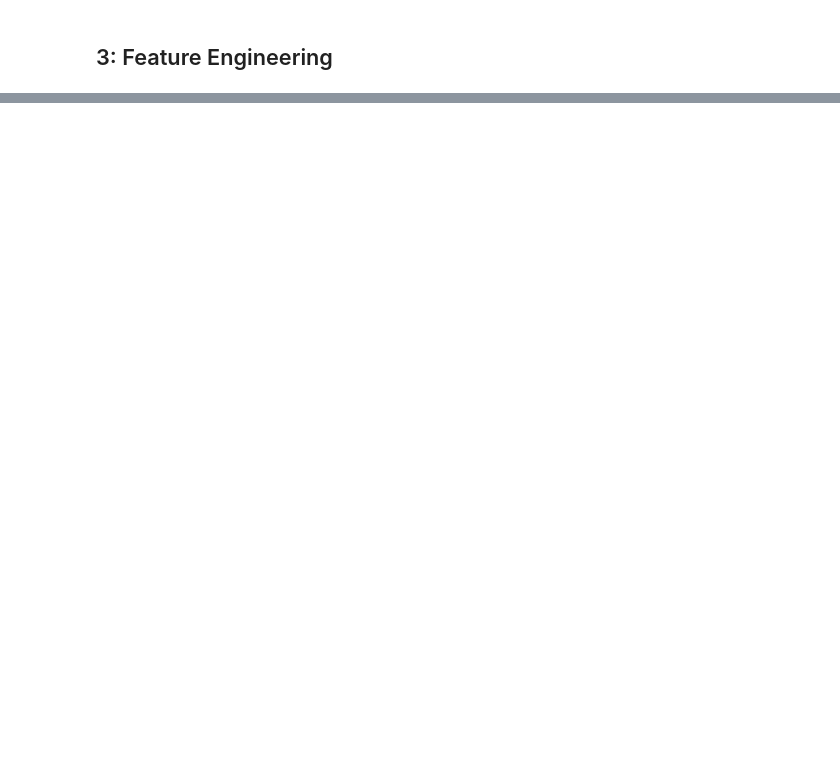
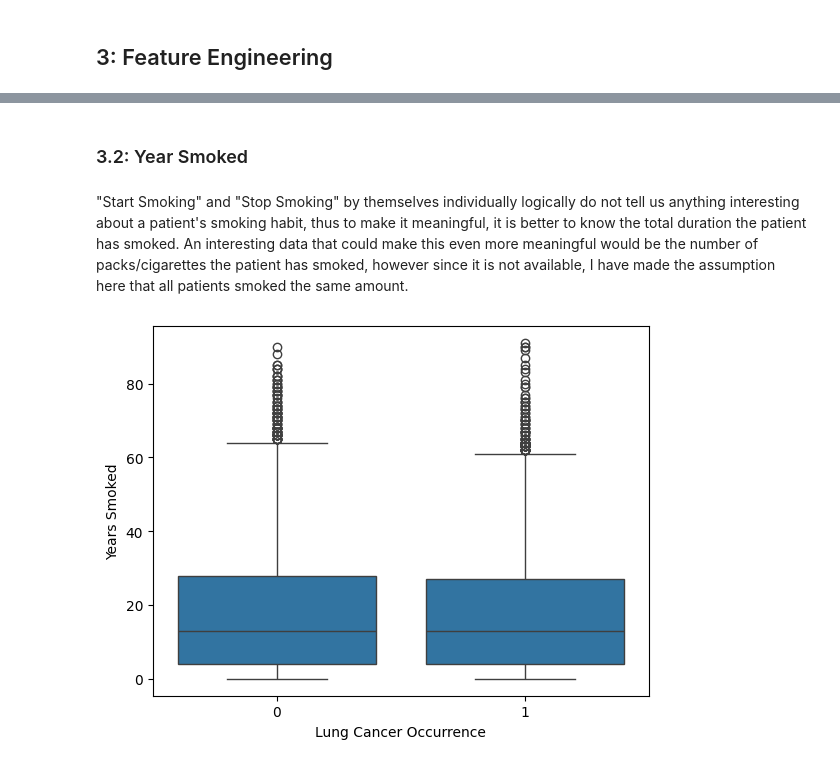
Before and after one commit to Allan-Poto/MLP_Project, a Jupyter notebook: eda.ipynb, the cells around one changed output, grey strips where cells are left out. Saved outputs shown, nothing was run; the diff lists cells and outputs as text; code cells hidden in the pictures; blank space fills up the shorter version.

```diff
--- a/eda.ipynb
+++ b/eda.ipynb
@@ -755,0 +829,19 @@ TODO: Investigate Start/Stop Smoking, Previous/Current Weight
+# %% [markdown]
+### 3.2: Year Smoked
+# %% [markdown]
+"Start Smoking" and "Stop Smoking" by themselves individually logically do not tell us anything interesting about a patient's smoking habit, thus to make it meaningful, it is better to know the total duration the patient has smoked. An interesting data that could make this even more meaningful would be the number of packs/cigarettes the patient has smoked, however since it is not available, I have made the assumption here that all patients smoked the same amount.
+# %%
+# Before we can find the period, we need to change out the strings values in the data
+mapping = {"Not Applicable": 0, "Still Smoking": CURR_DATE.year}
+years_smoked = []
+for start, stop in zip(ENGINEERED_IMPUTED_DF["Start Smoking"], ENGINEERED_IMPUTED_DF["Stop Smoking"]):
+	if len(start) != 4:
+		start = mapping[start]
+	if len(stop) != 4:
+		stop = mapping[stop]
+	years_smoked.append(int(stop)-int(start))
+ENGINEERED_IMPUTED_DF["Years Smoked"] = years_smoked
+sns.boxplot(data=ENGINEERED_IMPUTED_DF, x='Lung Cancer Occurrence', y='Years Smoked')
+plt.show()
+# %% [output]
+[figure, added]
```
Also changed, not shown: parts of 51 cells of this notebook.
